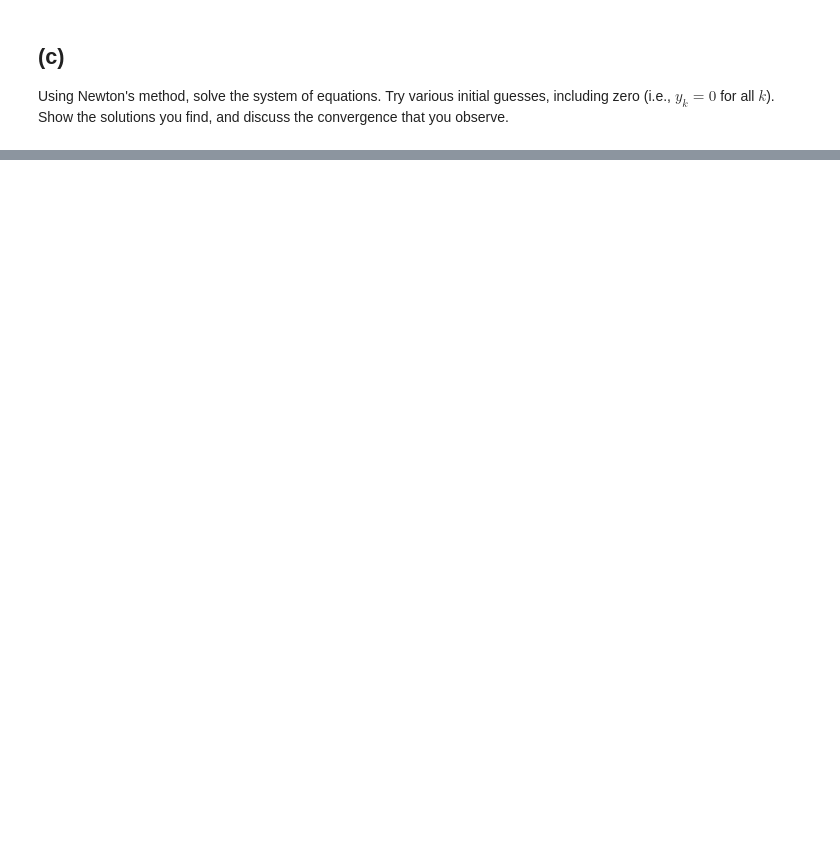
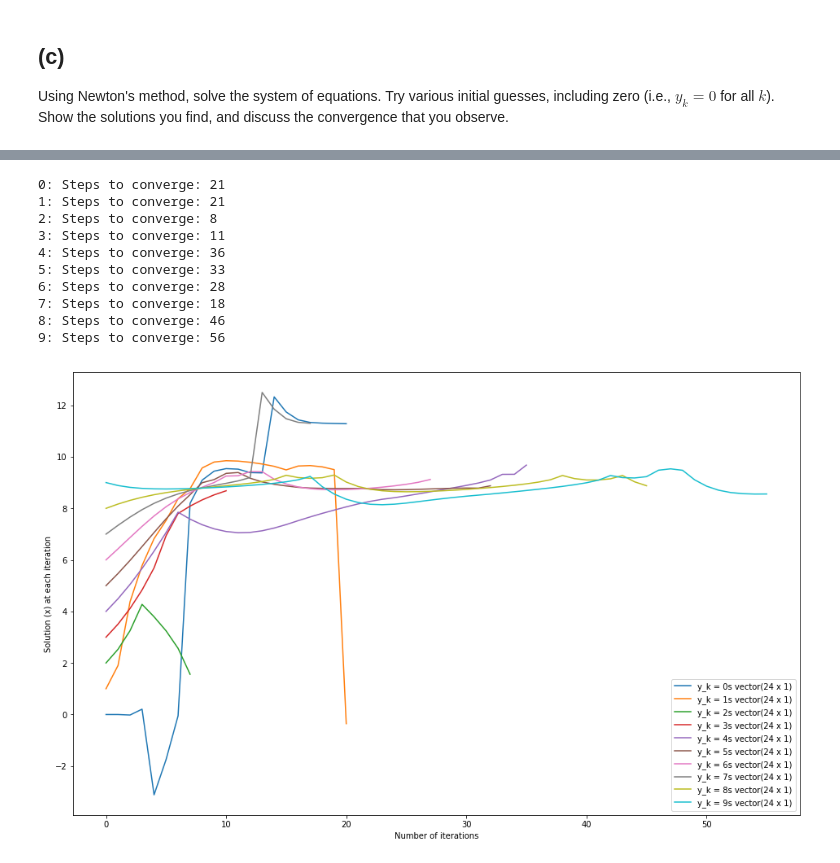
Before and after one commit to tharangni/num-alg-2018, a Jupyter notebook: hw5/Homework+Assignment+5.ipynb, the cells around one changed output, grey strips where cells are left out. Drawn from its saved outputs; the diff is of its cells as text; code cells hidden in the pictures; blank space fills up the shorter version.

```diff
--- a/hw5/Homework+Assignment+5.ipynb
+++ b/hw5/Homework+Assignment+5.ipynb
@@ -218,0 +308,2 @@ Write this set of equations as $\mathbf{f}(\mathbf x) = \mathbf{0}$, where $\mat
+# %%
+x = x_vec(np.array([0, 0, 0, 0]))
@@ -221,0 +360,14 @@ What is the Jacobian corresponding to this set of equations?
+# %%
+def bvp_J(x):
+    n = x.shape[0] - 2
+    h = 1/(n+1)
+    main_dia = np.eye(n)
+
+    for i in range(n):
+        y_k = x[i+1]
+        main_dia[i, i] = 2*y_k + (h**2)*np.exp(y_k)
+
+    diagonals = [np.diagonal(main_dia), [1], [1]]
+    J = diags(diagonals, [0, 1, -1]).toarray()
+
+    return J
@@ -224,0 +424,9 @@ Using Newton's method, solve the system of equations. Try various initial guesse
+# %%
+m = 16
+k0, sol0 = newton_nonlinear(np.zeros((m,)), 2**52, 1)
+k1, sol1 = newton_nonlinear(np.ones((m,)), 2**52, 1)
+k2, sol2 = newton_nonlinear(np.ones((m,))*2, 2**52, 1)
+k3, sol3 = newton_nonlinear(np.ones((m,))*3, 2**52, 1)
+k4, sol4 = newton_nonlinear(np.ones((m,))*4, 2**52, 1)
+k5, sol5 = newton_nonlinear(np.ones((m,))*5, 2**52, 1)
+k6, sol6 = newton_nonlinear(np.ones((m,))*6, 2**52, 1)
@@ -224,0 +444,23 @@ Using Newton's method, solve the system of equations. Try various initial guesse
+# %%
+for i in range(10):
+    m = 24
+    k1, sol1 = newton_nonlinear(np.ones((m,))*i, 2**52, 0)
+    print("{}: Steps to converge: {}".format(i, len(k1)))
+    n = sol1.shape[1] - 1
+    plt.plot(k1, sol1[:, n], label="y_k = {}s vector({} x {})".format(i, m, 1))
+plt.legend()
+plt.xlabel("Number of iterations")
+plt.ylabel("Solution (x) at each iteration")
+plt.show()
+# %% [output]
+0: Steps to converge: 21
+1: Steps to converge: 21
+2: Steps to converge: 8
+3: Steps to converge: 11
+4: Steps to converge: 36
+5: Steps to converge: 33
+6: Steps to converge: 28
+7: Steps to converge: 18
+8: Steps to converge: 46
+9: Steps to converge: 56
+[figure, added]
```
Also changed, not shown: parts of 15 cells of this notebook.
